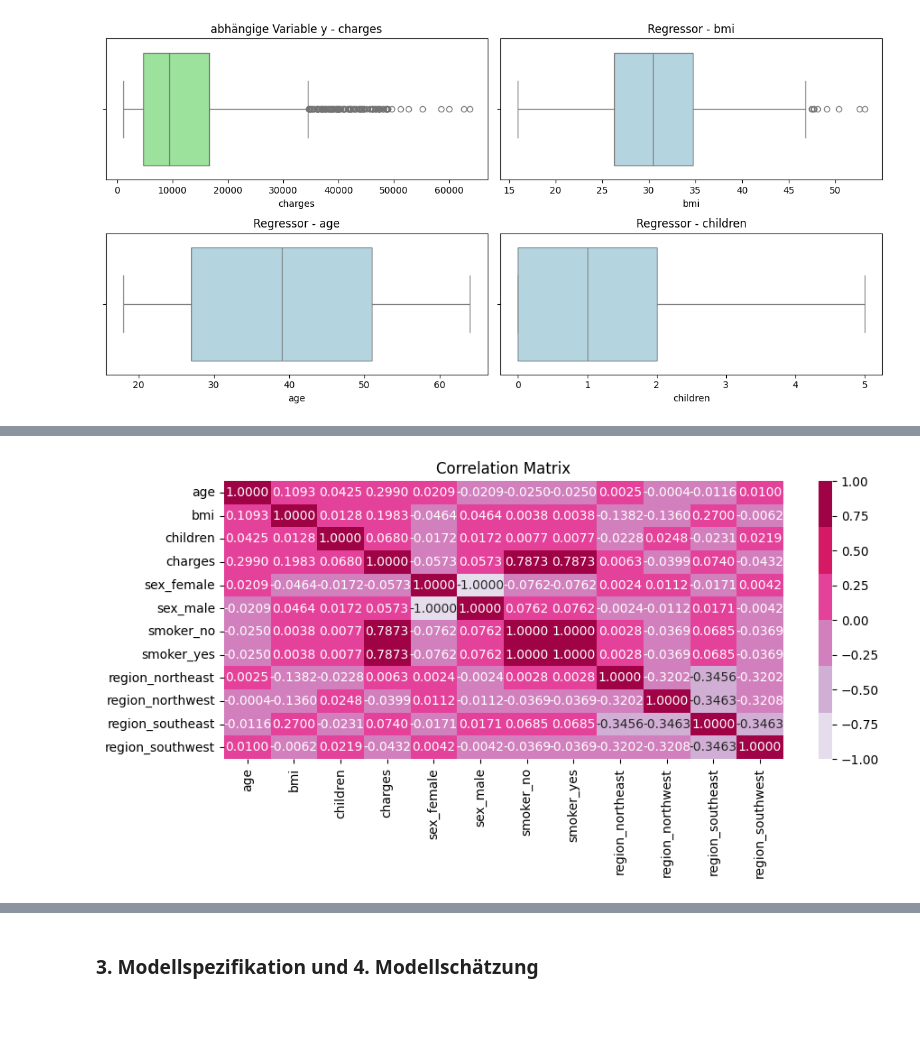
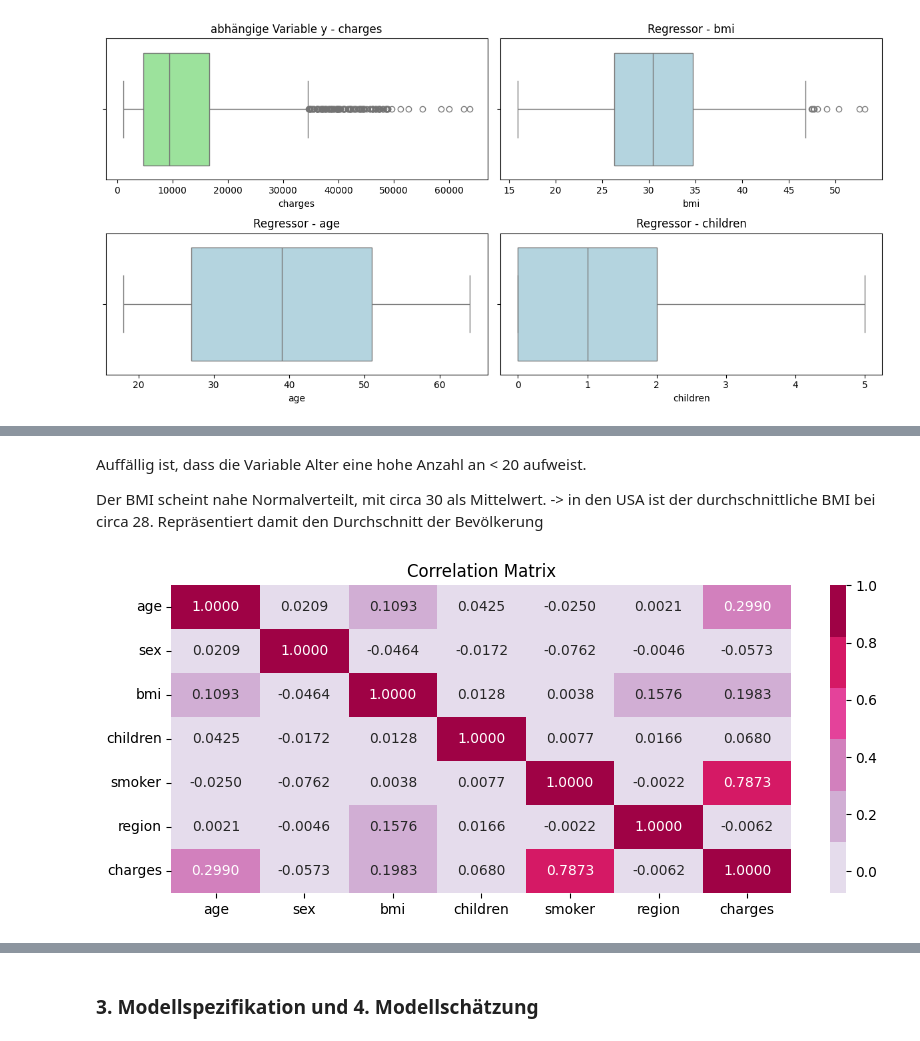
Before and after one commit to BrockherdeT/econometrics, a Jupyter notebook: shared_A2.ipynb, the cells around one changed output, grey strips where cells are left out. Drawn from its saved outputs; the diff is of its cells as text; code cells hidden in the pictures; blank space fills up the shorter version.

```diff
--- a/shared_A2.ipynb
+++ b/shared_A2.ipynb
@@ -120,0 +86,7 @@ data['region_southwest'] = data['region_southwest'].astype(int)
+# %%
+# one hot encoding
+data = insurance_data.copy()
+data['region'] = data['region'].map({'northeast': 1, 'northwest': 2, 'southeast': 3, 'southwest': 4})
+data['smoker'] = data['smoker'].map({'yes': 1, 'no': 0})
+data['sex'] = data['sex'].map({'female': 1, 'male': 0})
+print(data.head())
@@ -248,16 +181,19 @@ Die Grafik zeigt Boxplots für one-hot-kodierte Variablen an, die nur Werte von
+# %% [markdown]
+Auffällig ist, dass die Variable Alter eine hohe Anzahl an < 20 aufweist.
+
+
+Der BMI scheint nahe Normalverteilt, mit circa 30 als Mittelwert. -> in den USA ist der durchschnittliche BMI bei circa 28. Repräsentiert damit den Durchschnitt der Bevölkerung
 # %%
 # Data Visualization
 
-num_values = data.select_dtypes(include=[np.number]) # leave out cat values
-
 # Correlation Matrix
-correlation_matrix = num_values.corr()
+correlation_matrix = data.corr()
 
 colormap = sns.color_palette("PuRd")
 
 plt.figure(figsize=(10, 4))
 sns.heatmap(correlation_matrix, cmap = colormap, annot=True, fmt=".4f", annot_kws={"size": 10})
 plt.title('Correlation Matrix')
 plt.show()
 # %% [output]
-[figure, old version]
+[figure, new version]
```
Also changed, not shown: parts of 62 cells of this notebook.
